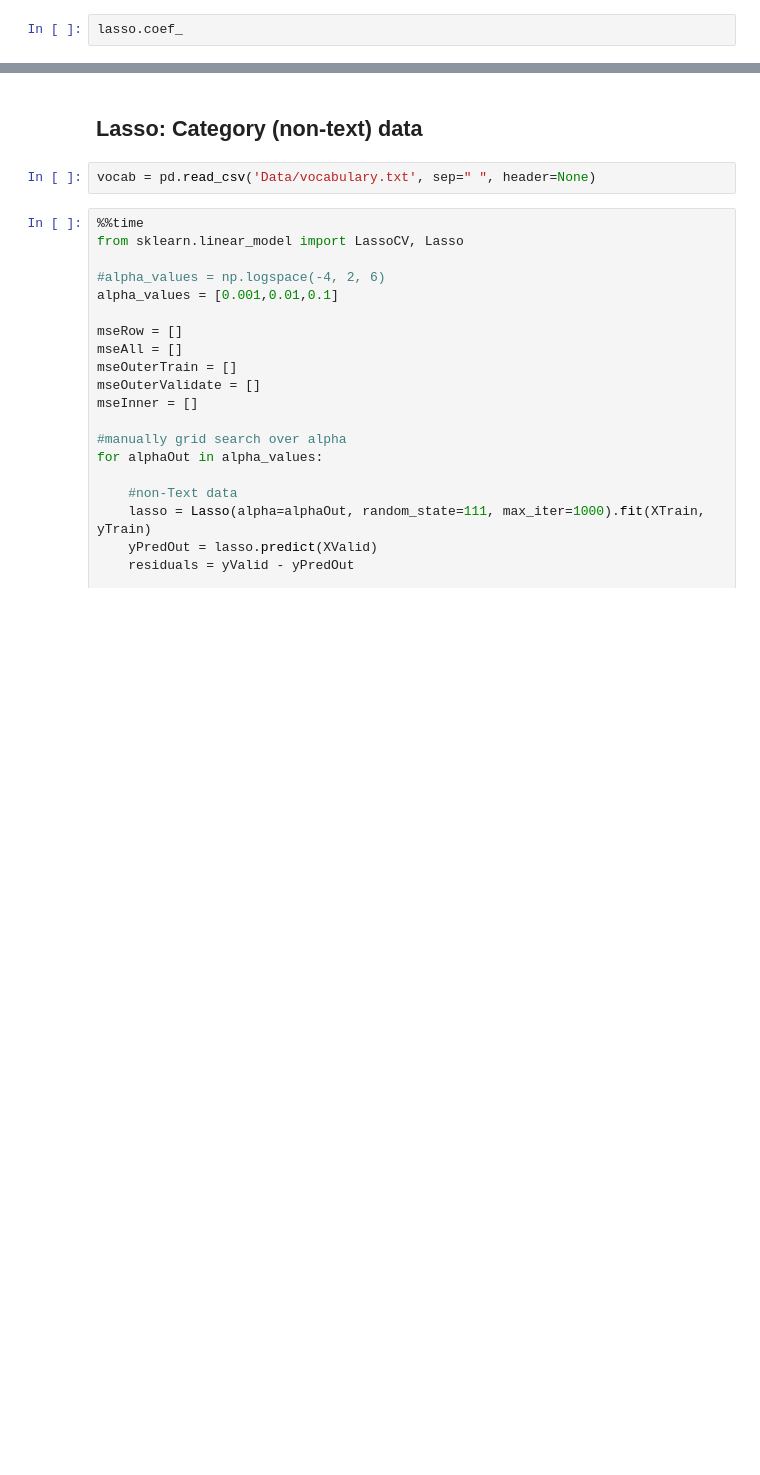
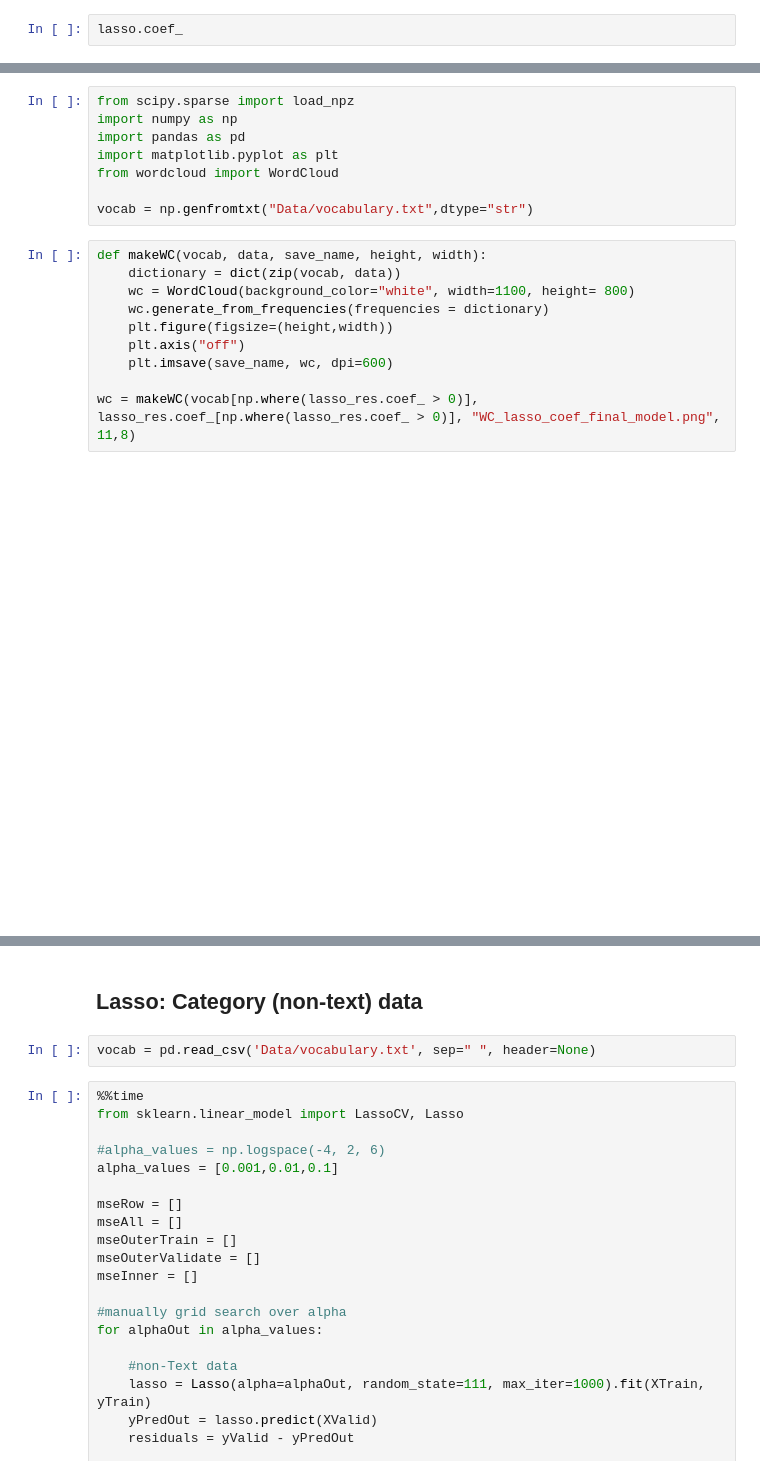
Before and after one commit to andrewredd/mlps-project, a Jupyter notebook: mercari_price_adr1_jms.ipynb, the cells around one changed output, grey strips where cells are left out. Saved outputs shown, nothing was run; the diff lists cells and outputs as text; blank space fills up the shorter version.

```diff
--- a/mercari_price_adr1_jms.ipynb
+++ b/mercari_price_adr1_jms.ipynb
@@ -387,0 +411,20 @@ lasso_res.coef_
+# %%
+from scipy.sparse import load_npz
+import numpy as np
+import pandas as pd
+import matplotlib.pyplot as plt
+from wordcloud import WordCloud
+
+vocab = np.genfromtxt("Data/vocabulary.txt",dtype="str")
+# %%
+def makeWC(vocab, data, save_name, height, width):
+    dictionary = dict(zip(vocab, data))
+    wc = WordCloud(background_color="white", width=1100, height= 800)
+    wc.generate_from_frequencies(frequencies = dictionary)
+    plt.figure(figsize=(height,width))
+    plt.axis("off")
+    plt.imsave(save_name, wc, dpi=600)
+
+wc = makeWC(vocab[np.where(lasso_res.coef_ > 0)], lasso_res.coef_[np.where(lasso_res.coef_ > 0)], "WC_lasso_coef_final_model.png", 11,8)
+# %% [output]
+[figure, added]
```
Also changed, not shown: parts of 18 cells of this notebook.
